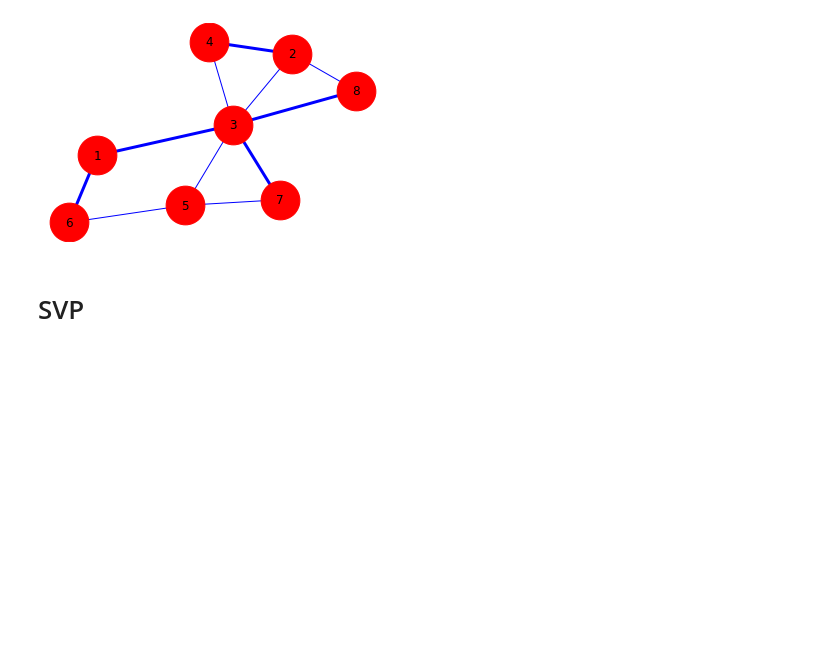
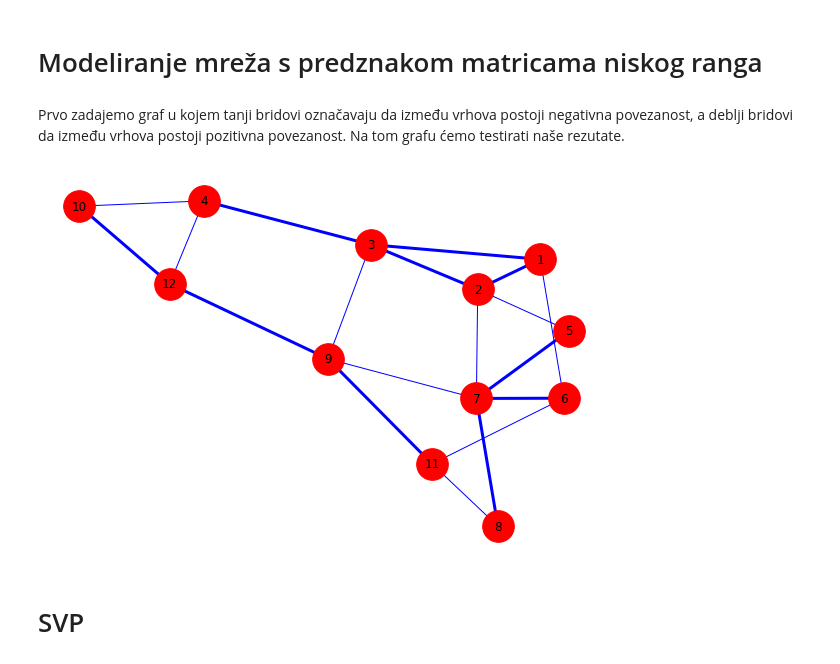
Before and after one commit to nikolasunara/USPP, a Jupyter notebook: LowRankCode.ipynb, the cells around one changed output. Cells and saved outputs as stored; diff of their text form; code cells hidden in the pictures; blank space fills up the shorter version.

```diff
--- a/LowRankCode.ipynb
+++ b/LowRankCode.ipynb
@@ -1,32 +1,44 @@
+# %% [markdown]
+# Modeliranje mreža s predznakom matricama niskog ranga
 # %%
 import networkx as nx
 import matplotlib.pyplot as plt
+# %% [markdown]
+Prvo zadajemo graf u kojem tanji bridovi označavaju da između vrhova postoji negativna povezanost, a deblji bridovi da između vrhova postoji pozitivna povezanost. Na tom grafu ćemo testirati naše rezutate.
 # %%
-fig, ax = plt.subplots(1)
+fig, ax = plt.subplots(1, figsize=(10,7))
 
 G = nx.Graph()
 
-G.add_edge('1', '6', tezina=1)
+G.add_edge('1', '2', tezina=1)
 G.add_edge('1', '3', tezina=1)
-G.add_edge('2', '4', tezina=1)
-G.add_edge('2', '3', tezina=-1)
-G.add_edge('2', '8', tezina=-1)
-G.add_edge('3', '5', tezina=-1)
-G.add_edge('3', '7', tezina=1)
-G.add_edge('3', '8', tezina=1)
-G.add_edge('3', '4', tezina=-1)
-G.add_edge('5', '6', tezina=-1)
-G.add_edge('5', '7', tezina=-1)
+G.add_edge('1', '6', tezina=-1)
+G.add_edge('2', '3', tezina=1)
+G.add_edge('2', '5', tezina=-1)
+G.add_edge('2', '7', tezina=-1)
+G.add_edge('3', '4', tezina=1)
+G.add_edge('3', '9', tezina=-1)
+G.add_edge('4', '10', tezina=-1)
+G.add_edge('4', '12', tezina=-1)
+G.add_edge('5', '7', tezina=1)
+G.add_edge('6', '7', tezina=1)
+G.add_edge('6', '11', tezina=-1)
+G.add_edge('7', '9', tezina=-1)
+G.add_edge('7', '8', tezina=1)
+G.add_edge('8', '11', tezina=-1)
+G.add_edge('9', '11', tezina=1)
+G.add_edge('9', '12', tezina=1)
+G.add_edge('10', '12', tezina=1)
 
 
 oznake = nx.get_edge_attributes(G, 'tezina')
 tezine = [G[u][v]['tezina'] + 2 for u,v in G.edges()]
 
 pos = nx.spring_layout(G)
 
-nx.draw(G, pos, ax, width=tezine, node_size=1500, with_labels=True, node_color='r', edge_color= 'b')
+nx.draw(G, pos, ax, width=tezine, node_size=1000, with_labels=True, node_color='r', edge_color= 'b')
 # %% [output]
-[figure, old version]
+[figure, new version]
 # %% [markdown]
 # SVP
 # %%
```
Also changed, not shown: parts of 14 cells of this notebook.
